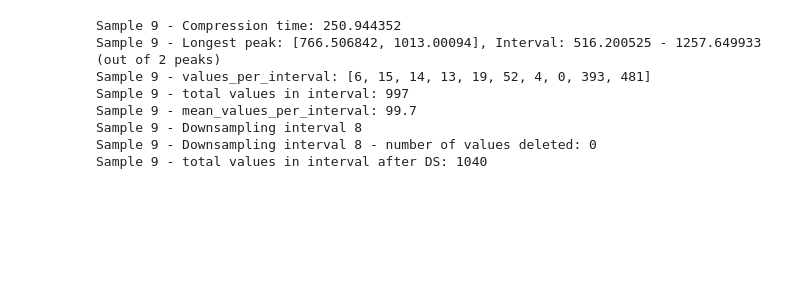
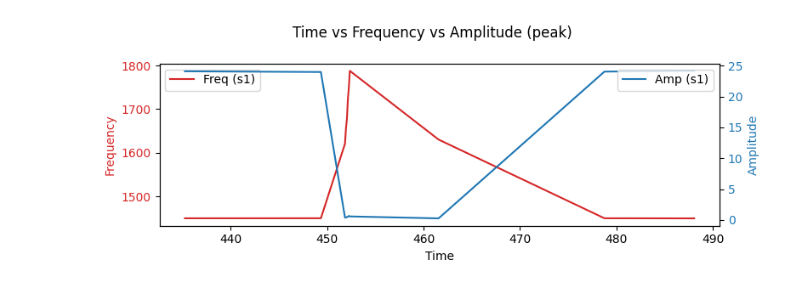
Before and after one commit to Weyrd/Cells_characteristics_Mems_ai, a Jupyter notebook: data_/model_train.ipynb, the cells around one changed output. Cells and saved outputs as stored; diff of their text form; code cells hidden in the pictures; blank space fills up the shorter version.

```diff
--- a/data_/model_train.ipynb
+++ b/data_/model_train.ipynb
@@ -528,20 +566,14 @@ def plot_compression_time(df=False, option_get_peak: dict = None,
 # %%
 
 df_peak = get_df(option_get_df={"type": "peak"})
 
-graph_to_plot = [9]
+graph_to_plot = [1]
 # plot_time_vs_Res_Freq_vs_Amplitude(graph_to_plot, options_plot={"type" : "raw"})
-# plot_time_vs_Res_Freq_vs_Amplitude(graph_to_plot, options_plot= {"type" : "peak"},
-#                                    option_get_peak={"outlier_side_percent_on_longest_time_duration": 1})
+plot_time_vs_Res_Freq_vs_Amplitude(graph_to_plot, options_plot= {"type" : "peak"},
+                                    #option_get_peak={"number_of_interval_downsampling": 1},
+                                    options_outliers={})
 
 # plot_compression_time(df=df_peak)
 # %% [output]
-Sample 9 - Compression time: 250.944352
-Sample 9 - Longest peak: [766.506842, 1013.00094], Interval: 516.200525 - 1257.649933 (out of 2 peaks)
-Sample 9 - values_per_interval: [6, 15, 14, 13, 19, 52, 4, 0, 393, 481]
-Sample 9 - total values in interval: 997
-Sample 9 - mean_values_per_interval: 99.7
-Sample 9 - Downsampling interval 8
-Sample 9 - Downsampling interval 8 - number of values deleted: 0
-Sample 9 - total values in interval after DS: 1040
+[figure, added]
 # %%
```
Also changed, not shown: parts of 4 cells of this notebook, 2 other files.
